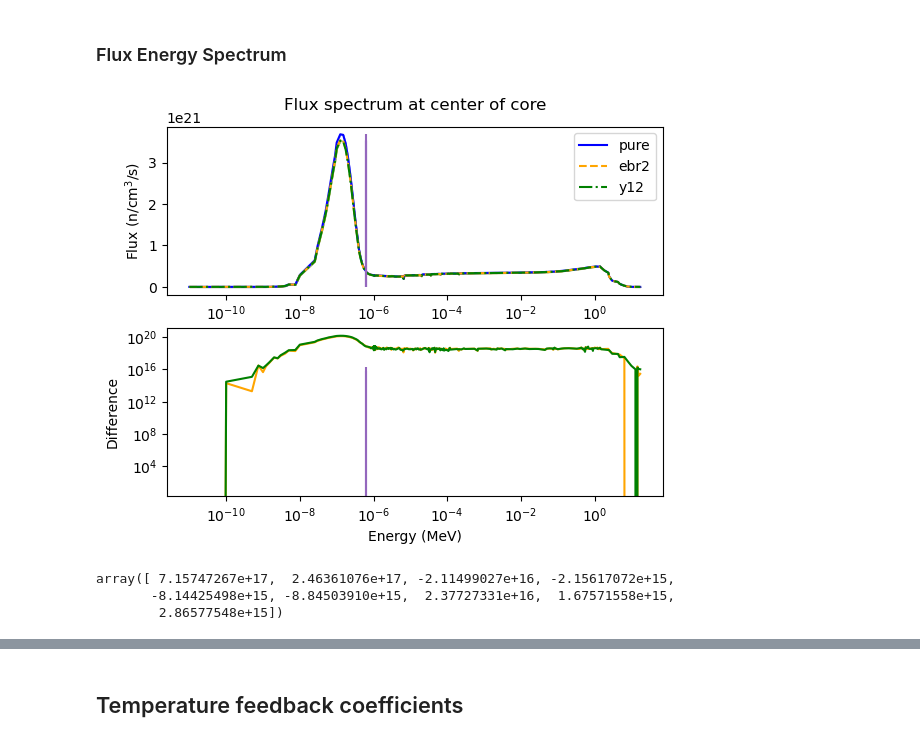
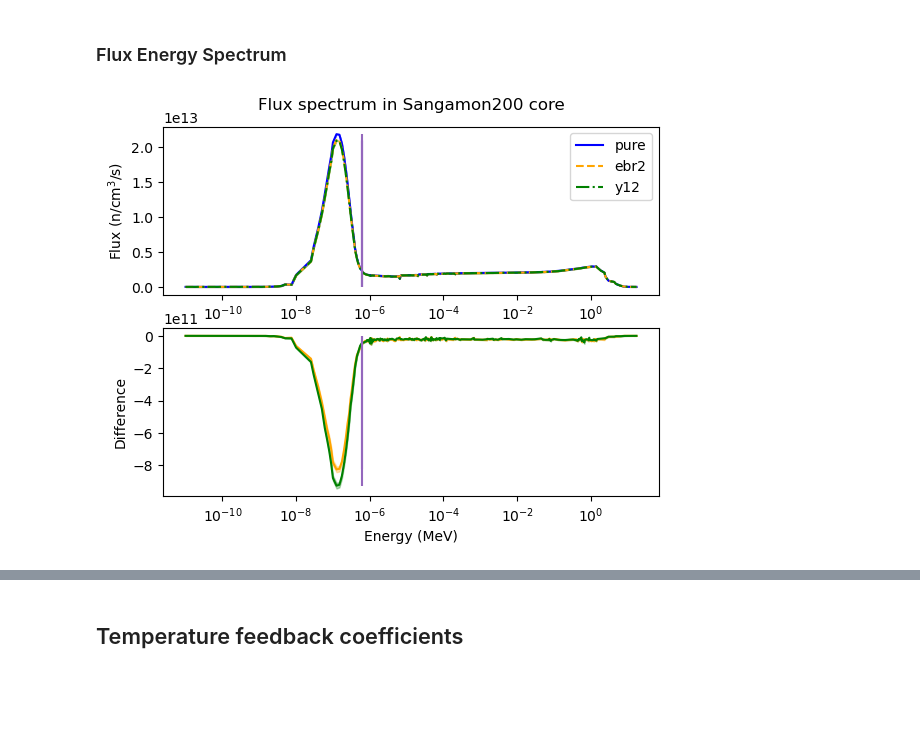
Before and after one commit to abachma2/phlox, a Jupyter notebook: reactors/full-core/htgr-200/Impurities_analysis.ipynb, the cells around one changed output, grey strips where cells are left out. Saved outputs shown, nothing was run; the diff lists cells and outputs as text; code cells hidden in the pictures; blank space fills up the shorter version.

```diff
--- a/reactors/full-core/htgr-200/Impurities_analysis.ipynb
+++ b/reactors/full-core/htgr-200/Impurities_analysis.ipynb
@@ -176,7 +176,7 @@ def calculate_m_error(x, y):
 fuels = ['pure', 'ebr2', 'y12']
 lines = ['-', '-.','--']
 colors = {'pure': 'blue', 'ebr2': 'orange','y12': 'green', 'y12-shuffled': 'purple'}
-linestyles = {'pure': '-', 'ebr2': '--','y12': '-.', 'y12-shuffled': ':'}
+linestyles = {'pure': '-', 'ebr2': '--','y12': '-.', 'y12-shuffled': '--'}
 # %% [markdown]
 ## k-eff
 # %%
@@ -283,7 +283,3 @@ flux = {'core':{'pure':[],
 for fuel in fuels:
     detectors = serpentTools.read(f"{fuel}/htgr-mr-full-core.inp_det1b1.m", 'det')
     flux['core'][fuel] = detectors.detectors['core_flux']
-# %%
-energy = 0
-e = flux['core']['pure'].tallies[energy, 115, 161, 61:261]* flux['core']['pure'].errors[energy, 115, 161, 61:261]
-print(e.min(), e.max()/1e13)
@@ -324,7 +314,8 @@ for direction in ['radial', 'axial']:
                      label = f"{fuel.capitalize()} fuel", color = colors[fuel],
                      linestyle = linestyles[fuel])
             ax1.fill_between(grid, flux_tally - error, flux_tally + error,
-                             alpha = 0.3, edgecolor = colors[fuel])
+                             alpha = 0.3, edgecolor = colors[fuel],
+                             facecolor=colors[fuel])
             ax1.legend()
             ax1.set_ylabel(r"Flux (n/cm$^2$/s)")
             plt.title(f"{spectrum.capitalize()} {direction} flux")
@@ -334,11 +325,13 @@ for direction in ['radial', 'axial']:
                 diff_e = np.sqrt(error**2 + (pure_flux * pure_error)**2)
                 ax2.plot(grid, diff, color = colors[fuel])
                 ax2.fill_between(grid, diff - diff_e, diff + diff_e, alpha = 0.3,
-                                 edgecolor = colors[fuel])
+                                 edgecolor = colors[fuel],
+                                 facecolor=colors[fuel])
                 ax2.set_ylabel("Difference")
                 if direction == 'radial':
                     ax2.set_xlabel('X Position (cm)')
                 elif direction == 'axial':
                     ax2.set_xlabel('Z Position (cm)')
+        plt.tight_layout()
         plt.savefig(f"xe100_{spectrum}_{direction}.pdf")
 # %% [output]
@@ -482,37 +467,38 @@ for fuel in fuels:
 # %%
 # Flux spectrum integrated across the entire core
 plt.figure()
 for fuel in fuels:
         ax1 = plt.subplot(2,1,1)
-        flux_tally = flux_spectrum[fuel].tallies / lethargy
-        error = flux_spectrum[fuel].errors * flux_tally
+        flux_tally = flux_spectrum[fuel].tallies / lethargy / 168560269
+        # Divide by the volume of the core
+        error = flux_spectrum[fuel].errors * flux_tally / 168560269 /lethargy
         ax1.plot(energy[:-1], flux_tally, label = fuel, color = colors[fuel],
                  linestyle = linestyles[fuel])
         ax1.fill_between(energy[:-1], flux_tally - error, flux_tally + error,
                          alpha = 0.3, edgecolor = colors[fuel],
                          facecolor = colors[fuel])
         plt.xscale('log')
         ax2 = plt.subplot(2,1,2)
         if fuel != 'pure':
             diff = (flux_tally
-                    - flux_spectrum['pure'].tallies / lethargy)
+                    - flux_spectrum['pure'].tallies / lethargy / 168560269)
             diff_e = np.sqrt(error**2
                              + (flux_spectrum['pure'].errors
-                                / lethargy
+                                / lethargy / 168560269
                                 * flux_spectrum['pure'].tallies)**2)
             ax2.plot(energy[:-1], diff, color = colors[fuel])
-            #ax2.fill_between(energy, diff-diff_e, diff+diff_e, step='pre',
-            #                alpha=0.3, edgecolor=colors[fuel],
-            #                facecolor=colors[fuel])
-            ax2.vlines(0.625e-6, -4e15, max(diff), 'tab:purple')
+            ax2.fill_between(energy[:-1], diff-diff_e, diff+diff_e,
+                            alpha=0.3, edgecolor=colors[fuel],
+                            facecolor=colors[fuel])
+            ax2.vlines(0.625e-6, min(diff), max(diff), 'tab:purple')
         ax2.set_xlabel('Energy (MeV)')
         ax1.set_ylabel(r'Flux (n/cm$^3$/s)')
         ax2.set_ylabel('Difference')
-        ax1.set_title(f"Flux spectrum at center of core", y=1.05)
+        ax1.set_title(f"Flux spectrum in Sangamon200 core", y=1.05)
         ax1.legend()
         ax1.vlines(0.625e-6, 0, max(flux_tally), 'tab:purple')
 
         plt.xscale('log')
         plt.savefig('xe100_mg_flux.pdf')
 # %% [output]
-[figure, old version]
+[figure, new version]
@@ -521,6 +504,0 @@ diff = flux_spectrum['pure'].tallies/lethargy - flux_spectrum['ebr2'].tallies/le
-# %%
-diff[-9:]
-# %% [output]
-array([ 7.15747267e+17,  2.46361076e+17, -2.11499027e+16, -2.15617072e+15,
-       -8.14425498e+15, -8.84503910e+15,  2.37727331e+16,  1.67571558e+15,
-        2.86577548e+15])
```
Also changed, not shown: parts of 9 cells of this notebook.
